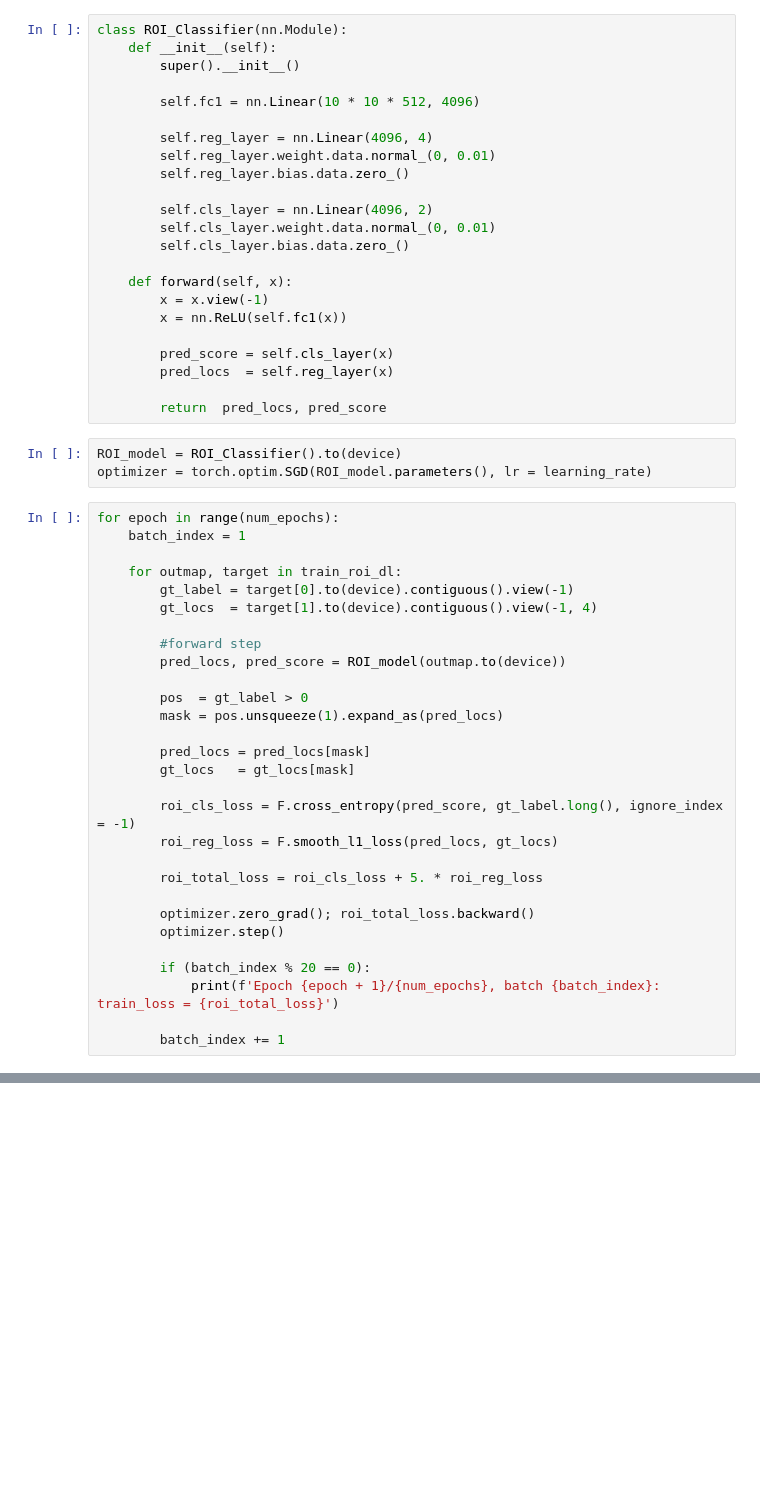
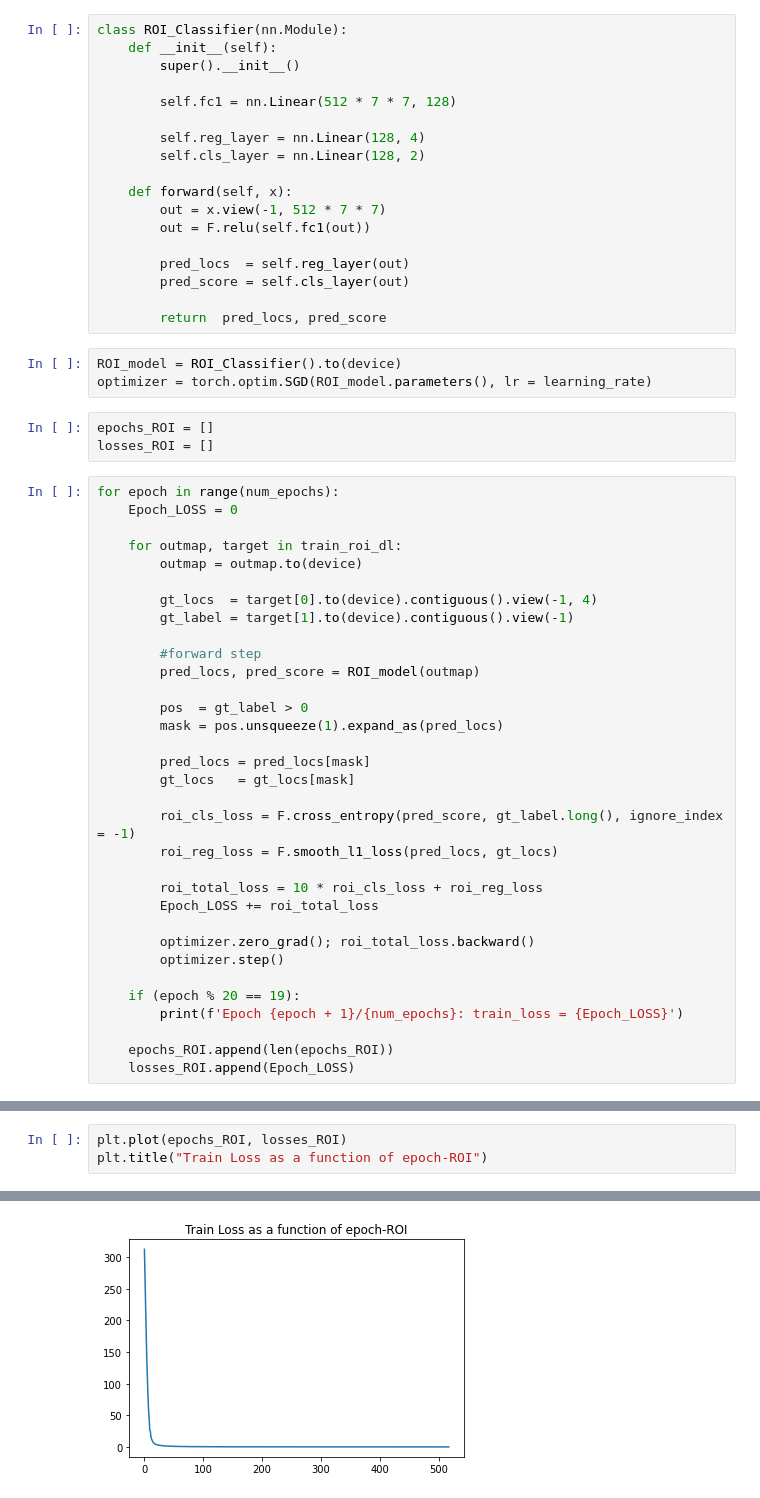
Before and after one commit to Combi2k2/Fast-RCNN-Lite, a Jupyter notebook: Fast_RCNN_Lite_v1_0_0.ipynb, the cells around one changed output, grey strips where cells are left out. Drawn from its saved outputs; the diff is of its cells as text; blank space fills up the shorter version.

```diff
--- a/Fast_RCNN_Lite_v1_0_0.ipynb
+++ b/Fast_RCNN_Lite_v1_0_0.ipynb
@@ -733,37 +709,37 @@ class ROI_Classifier(nn.Module):
     def __init__(self):
         super().__init__()
 
-        self.fc1 = nn.Linear(10 * 10 * 512, 4096)
+        self.fc1 = nn.Linear(512 * 7 * 7, 128)
 
-        self.reg_layer = nn.Linear(4096, 4)
-        self.reg_layer.weight.data.normal_(0, 0.01)
-        self.reg_layer.bias.data.zero_()
-
-        self.cls_layer = nn.Linear(4096, 2)
-        self.cls_layer.weight.data.normal_(0, 0.01)
-        self.cls_layer.bias.data.zero_()
+        self.reg_layer = nn.Linear(128, 4)
+        self.cls_layer = nn.Linear(128, 2)
 
     def forward(self, x):
-        x = x.view(-1)
-        x = nn.ReLU(self.fc1(x))
+        out = x.view(-1, 512 * 7 * 7)
+        out = F.relu(self.fc1(out))
 
-        pred_score = self.cls_layer(x)
-        pred_locs  = self.reg_layer(x)
+        pred_locs  = self.reg_layer(out)
+        pred_score = self.cls_layer(out)
 
         return  pred_locs, pred_score
 # %%
 ROI_model = ROI_Classifier().to(device)
 optimizer = torch.optim.SGD(ROI_model.parameters(), lr = learning_rate)
+# %%
+epochs_ROI = []
+losses_ROI = []
 # %%
 for epoch in range(num_epochs):
-    batch_index = 1
+    Epoch_LOSS = 0
 
     for outmap, target in train_roi_dl:
-        gt_label = target[0].to(device).contiguous().view(-1)
-        gt_locs  = target[1].to(device).contiguous().view(-1, 4)
+        outmap = outmap.to(device)
+
+        gt_locs  = target[0].to(device).contiguous().view(-1, 4)
+        gt_label = target[1].to(device).contiguous().view(-1)
 
         #forward step
-        pred_locs, pred_score = ROI_model(outmap.to(device))
+        pred_locs, pred_score = ROI_model(outmap)
 
         pos  = gt_label > 0
         mask = pos.unsqueeze(1).expand_as(pred_locs)
@@ -774,12 +750,14 @@ for epoch in range(num_epochs):
         roi_cls_loss = F.cross_entropy(pred_score, gt_label.long(), ignore_index = -1)
         roi_reg_loss = F.smooth_l1_loss(pred_locs, gt_locs)
 
-        roi_total_loss = roi_cls_loss + 5. * roi_reg_loss
+        roi_total_loss = 10 * roi_cls_loss + roi_reg_loss
+        Epoch_LOSS += roi_total_loss
 
         optimizer.zero_grad(); roi_total_loss.backward()
         optimizer.step()
 
-        if (batch_index % 20 == 0):
-            print(f'Epoch {epoch + 1}/{num_epochs}, batch {batch_index}: train_loss = {roi_total_loss}')
+    if (epoch % 20 == 19):
+        print(f'Epoch {epoch + 1}/{num_epochs}: train_loss = {Epoch_LOSS}')
 
-        batch_index += 1
+    epochs_ROI.append(len(epochs_ROI))
+    losses_ROI.append(Epoch_LOSS)
@@ -785,0 +782,4 @@ for epoch in range(num_epochs):
+# %%
+plt.plot(epochs_ROI, losses_ROI)
+plt.title("Train Loss as a function of epoch-ROI")
+# %% [output]
@@ -785,0 +787 @@ for epoch in range(num_epochs):
+[figure, added]
```
Also changed, not shown: parts of 37 cells of this notebook, 10 other files.
